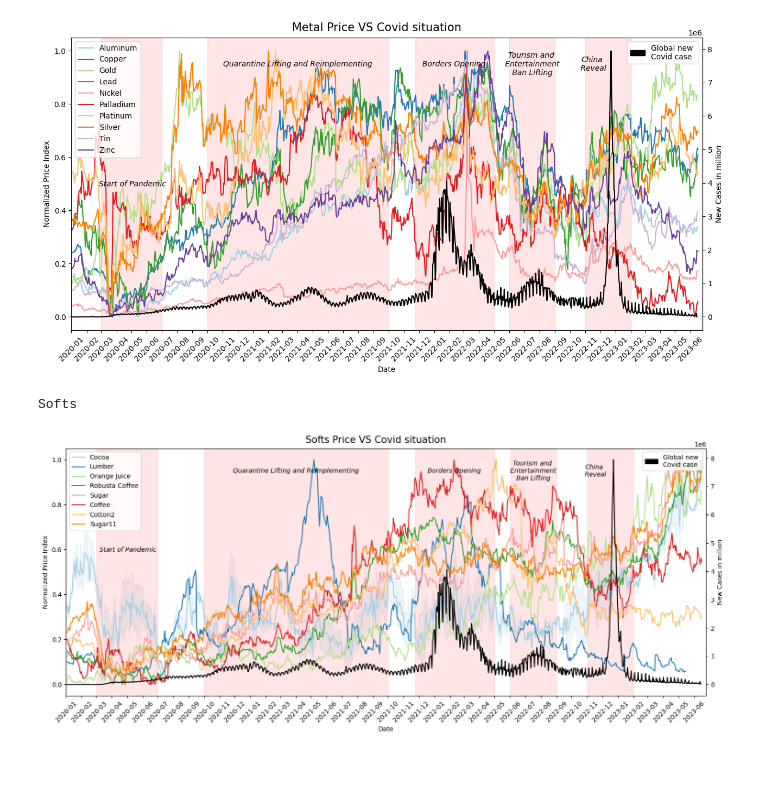
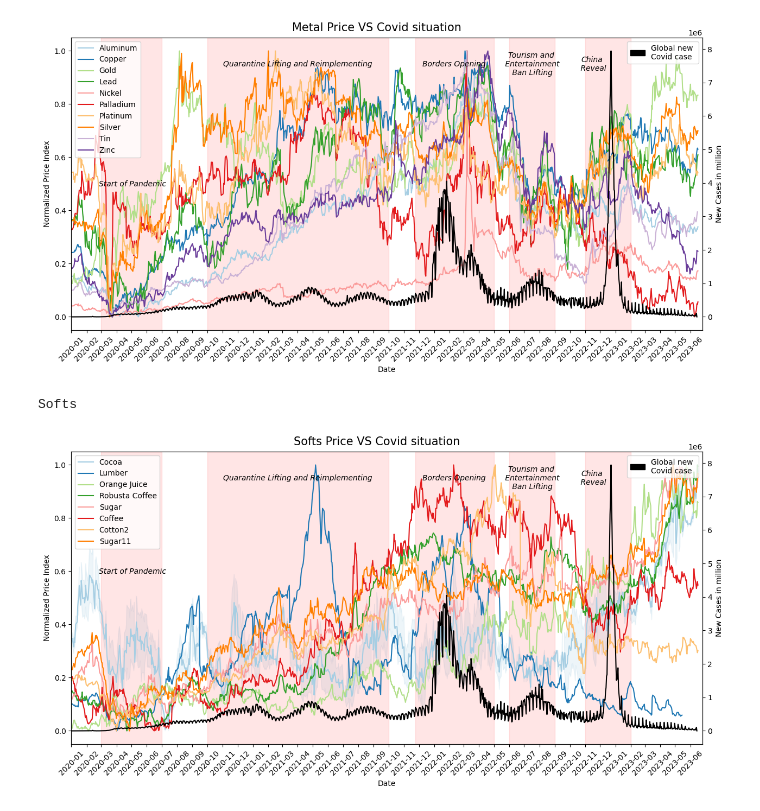
Before and after one commit to bsssgrace/5001-mini-project, a Jupyter notebook: Source Code/5001-mini-project.ipynb, the cells around one changed output. Saved outputs shown, nothing was run; the diff lists cells and outputs as text; code cells hidden in the pictures; blank space fills up the shorter version.

```diff
--- a/Source Code/5001-mini-project.ipynb
+++ b/Source Code/5001-mini-project.ipynb
@@ -670,7 +670,7 @@ for i in range(len(dataframes)):
     if dataframes[i][1] == 'Softs':
       df_softs = pd.concat([df_softs, dataframes[i][0]])
 
-plt.figure(figsize = [18,7])
+plt.figure(figsize = [15,7])
 plt.suptitle('Softs Price VS Covid situation', size = 15, y=0.92)
 ax1 = sns.lineplot(
         x='Date',
@@ -729,31 +729,31 @@ ax1.text(*mdates.datestr2num(['2022-02-10']), 0.95, "Borders Opening",
        va = "center") # Vertical alignment
 
 ax1.axvspan(*mdates.datestr2num(['06/01/2022', '09/01/2022']), color="red", alpha=0.1)
 ax1.text(*mdates.datestr2num(['2022-07-15']), 0.95, "Tourism and\n Entertainment\n Ban Lifting",
        fontsize = 10,          # Size
        fontstyle = "oblique",  # Style
        color = "black",          # Color
        ha = "center", # Horizontal alignment
        va = "center") # Vertical alignment
 
 ax1.axvspan(*mdates.datestr2num(['11/01/2022', '02/01/2023']), color="red", alpha=0.1)
 ax1.text(*mdates.datestr2num(['2022-11-15']), 0.95, "China\n Reveal",
        fontsize = 10,          # Size
        fontstyle = "oblique",  # Style
        color = "black",          # Color
        ha = "center", # Horizontal alignment
        va = "center") # Vertical alignment
 
 locator = mdates.MonthLocator()
 Axis.set_major_locator(ax1.xaxis,locator)
 plt.setp(ax1.get_xticklabels(), rotation = 45, horizontalalignment='center')
 plt.xticks(fontsize = 5)
 #plt.yticks(fontsize = 5)
 plt.ylabel('New Cases in million')
 plt.yscale('linear')
 plt.xlim(*mdates.datestr2num(['2020-01-01', '2023-06-25']))
 ax1.legend(fontsize=10, loc="upper left")
 plt.show()
 # %% [output]
 Softs
-[figure, old version]
+[figure, new version]
```
